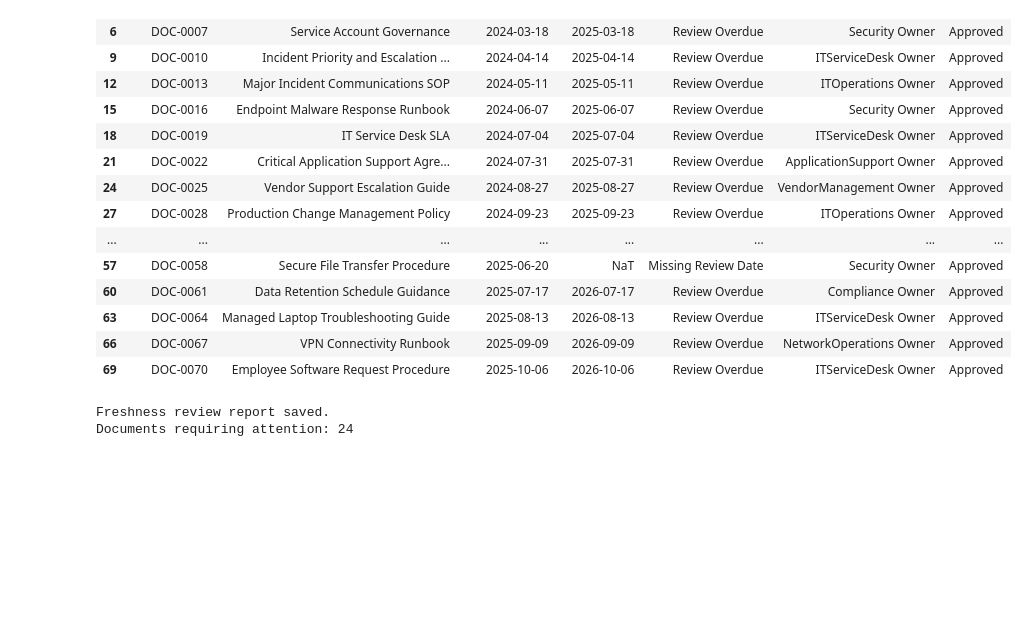
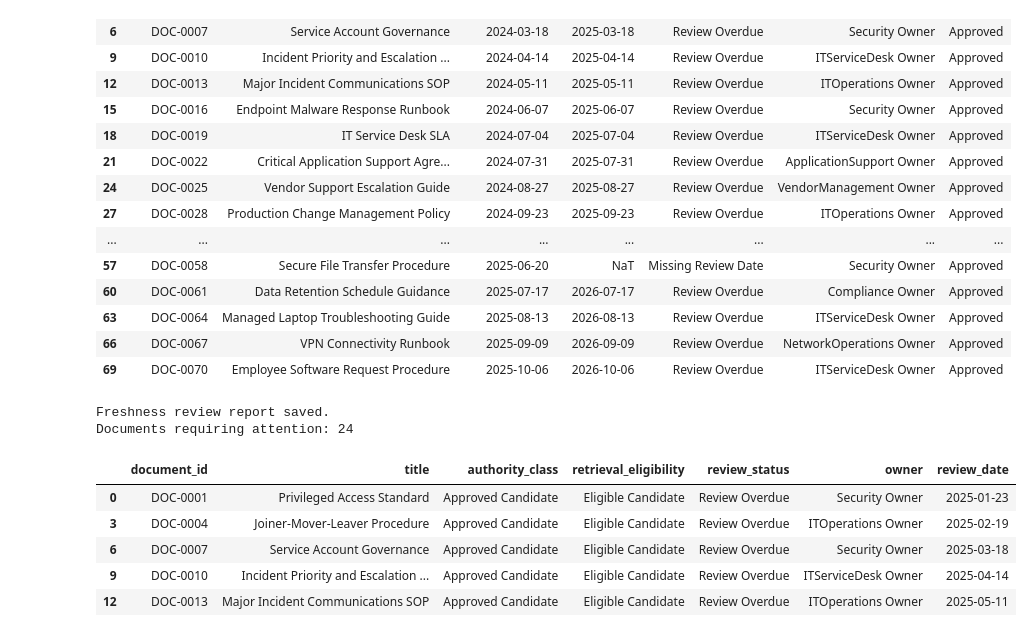
Before and after one commit to anurag-insights/RAG-Based-AI-Document-Assistant-, a Jupyter notebook: notebooks/02_Data_Cleaning.ipynb, the cells around one changed output. Cells and saved outputs as stored; diff of their text form; code cells hidden in the pictures; blank space fills up the shorter version.

```diff
--- a/notebooks/02_Data_Cleaning.ipynb
+++ b/notebooks/02_Data_Cleaning.ipynb
@@ -1550,3 +1550,24 @@ print("Documents requiring attention:", len(documents_requiring_review))
 # %% [output]
 Freshness review report saved.
 Documents requiring attention: 24
+# %%
+display(
+    retrieval_candidates[
+        [
+            "document_id",
+            "title",
+            "authority_class",
+            "retrieval_eligibility",
+            "review_status",
+            "owner",
+            "review_date"
+        ]
+    ].head()
+)
+# %% [output]
+|  | document_id | title | authority_class | retrieval_eligibility | review_status | owner | review_date |
+| 0 | DOC-0001 | Privileged Access Standard | Approved Candidate | Eligible Candidate | Review Overdue | Security Owner | 2025-01-23 |
+| 3 | DOC-0004 | Joiner-Mover-Leaver Procedure | Approved Candidate | Eligible Candidate | Review Overdue | ITOperations Owner | 2025-02-19 |
+| 6 | DOC-0007 | Service Account Governance | Approved Candidate | Eligible Candidate | Review Overdue | Security Owner | 2025-03-18 |
+| 9 | DOC-0010 | Incident Priority and Escalation ... | Approved Candidate | Eligible Candidate | Review Overdue | ITServiceDesk Owner | 2025-04-14 |
+| 12 | DOC-0013 | Major Incident Communications SOP | Approved Candidate | Eligible Candidate | Review Overdue | ITOperations Owner | 2025-05-11 |
```
Also changed, not shown: parts of 7 cells of this notebook.
